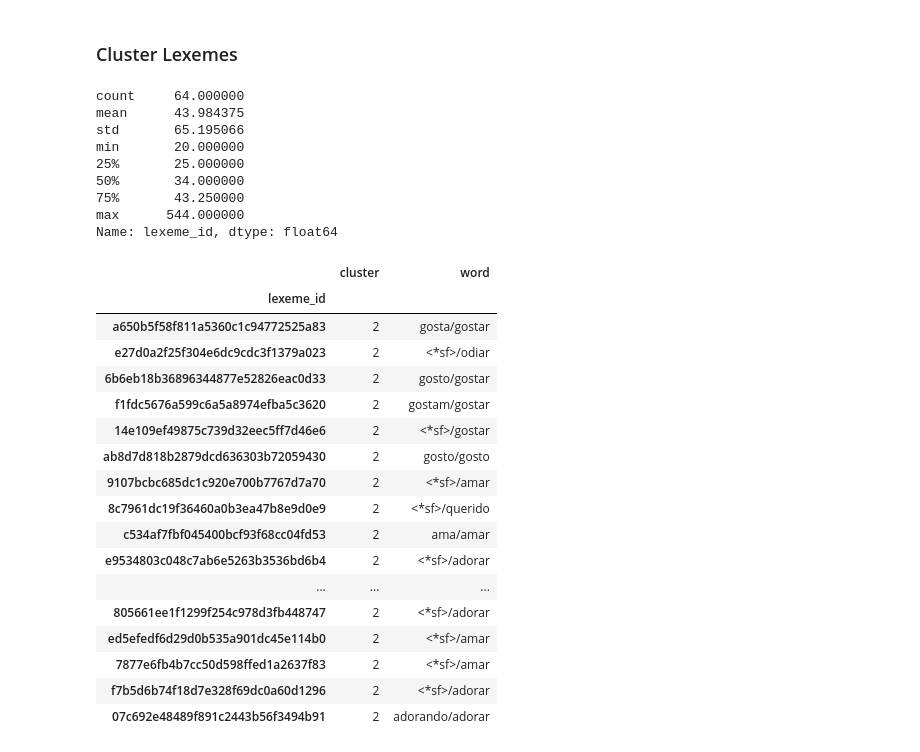
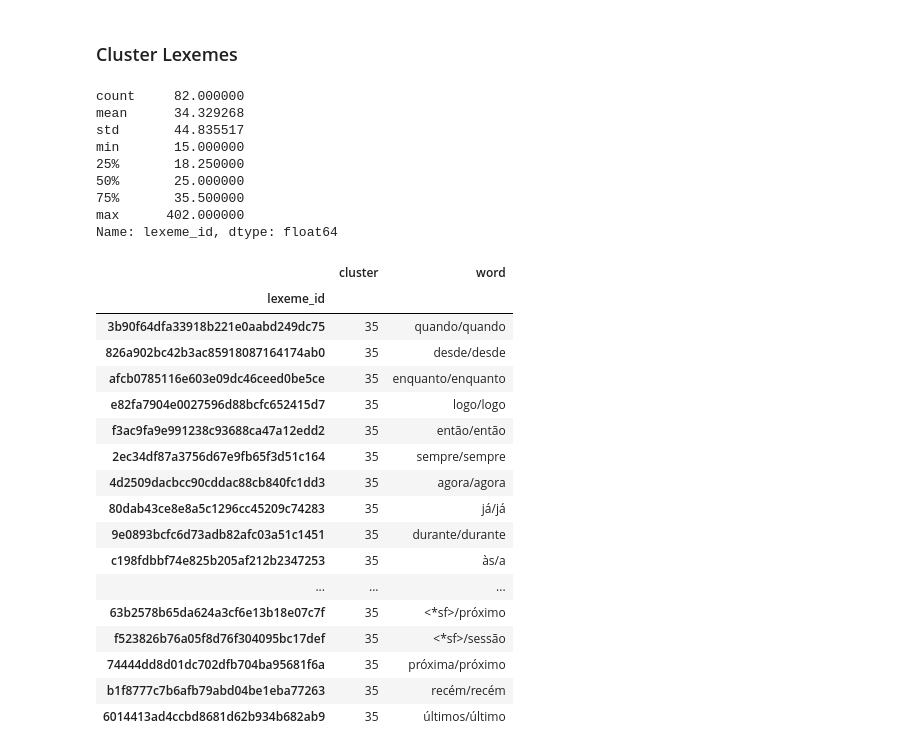
Before and after one commit to andrea-chong/KULDatathon2026, a Jupyter notebook: notebooks/lexeme_clustering.ipynb, the cells around one changed output. Cells and saved outputs as stored; diff of their text form; code cells hidden in the pictures.

```diff
--- a/notebooks/lexeme_clustering.ipynb
+++ b/notebooks/lexeme_clustering.ipynb
@@ -271,7 +271,7 @@ import umap
 # This makes density-based clustering much more effective
 reducer = umap.UMAP(
     n_neighbors=15,
-    n_components=5,
+    n_components=60,
     metric='cosine', # Use cosine since we're dealing with embeddings
     random_state=12345
 )
@@ -279,7 +279,7 @@ u_embeddings = reducer.fit_transform(lexeme_feat_df_scaled)
 
 # 2. Initialize and fit HDBSCAN
 clusterer = hdbscan.HDBSCAN(
-    min_cluster_size=20,       # Smallest group you'd consider a 'cluster'
+    min_cluster_size=15,       # Smallest group you'd consider a 'cluster'
     min_samples=1,            # Lower values = more clusters, fewer 'noise' points
     metric='euclidean',       # Use euclidean on the UMAP output
     cluster_selection_method='eom' # 'Excess of Mass' finds stable clusters
@@ -292,14 +292,14 @@ lexeme_feat_df['cluster'] = cluster_labels
 # %%
 lexeme_feat_df.reset_index().groupby('cluster')['lexeme_id'].nunique().describe()
 # %% [output]
-count     64.000000
-mean      43.984375
-std       65.195066
-min       20.000000
-25%       25.000000
-50%       34.000000
-75%       43.250000
-max      544.000000
+count     82.000000
+mean      34.329268
+std       44.835517
+min       15.000000
+25%       18.250000
+50%       25.000000
+75%       35.500000
+max      402.000000
 Name: lexeme_id, dtype: float64
 # %%
 lexeme_feat_df.to_parquet("../data/lexeme_embed_cluster_results.parquet")
@@ -308,23 +308,23 @@ lexeme_cluster_results = lexeme_feat_df[['cluster']].merge(lexeme_df.set_index("
 
 lexeme_cluster_results.to_csv("../data/lexeme_cluster_results.csv")
 # %%
-lexeme_cluster_results.loc[lexeme_cluster_results.cluster==2]
+lexeme_cluster_results.loc[lexeme_cluster_results.cluster==35]
 # %% [output]
 |  | cluster | word |
 | lexeme_id |  |  |
-| a650b5f58f811a5360c1c94772525a83 | 2 | gosta/gostar |
-| e27d0a2f25f304e6dc9cdc3f1379a023 | 2 | <*sf>/odiar |
-| 6b6eb18b36896344877e52826eac0d33 | 2 | gosto/gostar |
-| f1fdc5676a599c6a5a8974efba5c3620 | 2 | gostam/gostar |
-| 14e109ef49875c739d32eec5ff7d46e6 | 2 | <*sf>/gostar |
-| ab8d7d818b2879dcd636303b72059430 | 2 | gosto/gosto |
-| 9107bcbc685dc1c920e700b7767d7a70 | 2 | <*sf>/amar |
-| 8c7961dc19f36460a0b3ea47b8e9d0e9 | 2 | <*sf>/querido |
-| c534af7fbf045400bcf93f68cc04fd53 | 2 | ama/amar |
-| e9534803c048c7ab6e5263b3536bd6b4 | 2 | <*sf>/adorar |
+| 3b90f64dfa33918b221e0aabd249dc75 | 35 | quando/quando |
+| 826a902bc42b3ac85918087164174ab0 | 35 | desde/desde |
+| afcb0785116e603e09dc46ceed0be5ce | 35 | enquanto/enquanto |
+| e82fa7904e0027596d88bcfc652415d7 | 35 | logo/logo |
+| f3ac9fa9e991238c93688ca47a12edd2 | 35 | então/então |
+| 2ec34df87a3756d67e9fb65f3d51c164 | 35 | sempre/sempre |
+| 4d2509dacbcc90cddac88cb840fc1dd3 | 35 | agora/agora |
+| 80dab43ce8e8a5c1296cc45209c74283 | 35 | já/já |
+| 9e0893bcfc6d73adb82afc03a51c1451 | 35 | durante/durante |
+| c198fdbbf74e825b205af212b2347253 | 35 | às/a |
 | ... | ... | ... |
-| 805661ee1f1299f254c978d3fb448747 | 2 | <*sf>/adorar |
-| ed5efedf6d29d0b535a901dc45e114b0 | 2 | <*sf>/amar |
-| 7877e6fb4b7cc50d598ffed1a2637f83 | 2 | <*sf>/amar |
-| f7b5d6b74f18d7e328f69dc0a60d1296 | 2 | <*sf>/adorar |
-| 07c692e48489f891c2443b56f3494b91 | 2 | adorando/adorar |
+| 63b2578b65da624a3cf6e13b18e07c7f | 35 | <*sf>/próximo |
+| f523826b76a05f8d76f304095bc17def | 35 | <*sf>/sessão |
+| 74444dd8d01dc702dfb704ba95681f6a | 35 | próxima/próximo |
+| b1f8777c7b6afb79abd04be1eba77263 | 35 | recém/recém |
+| 6014413ad4ccbd8681d62b934b682ab9 | 35 | últimos/último |
```
Also changed, not shown: parts of 1 cell of this notebook, 3 other files.
